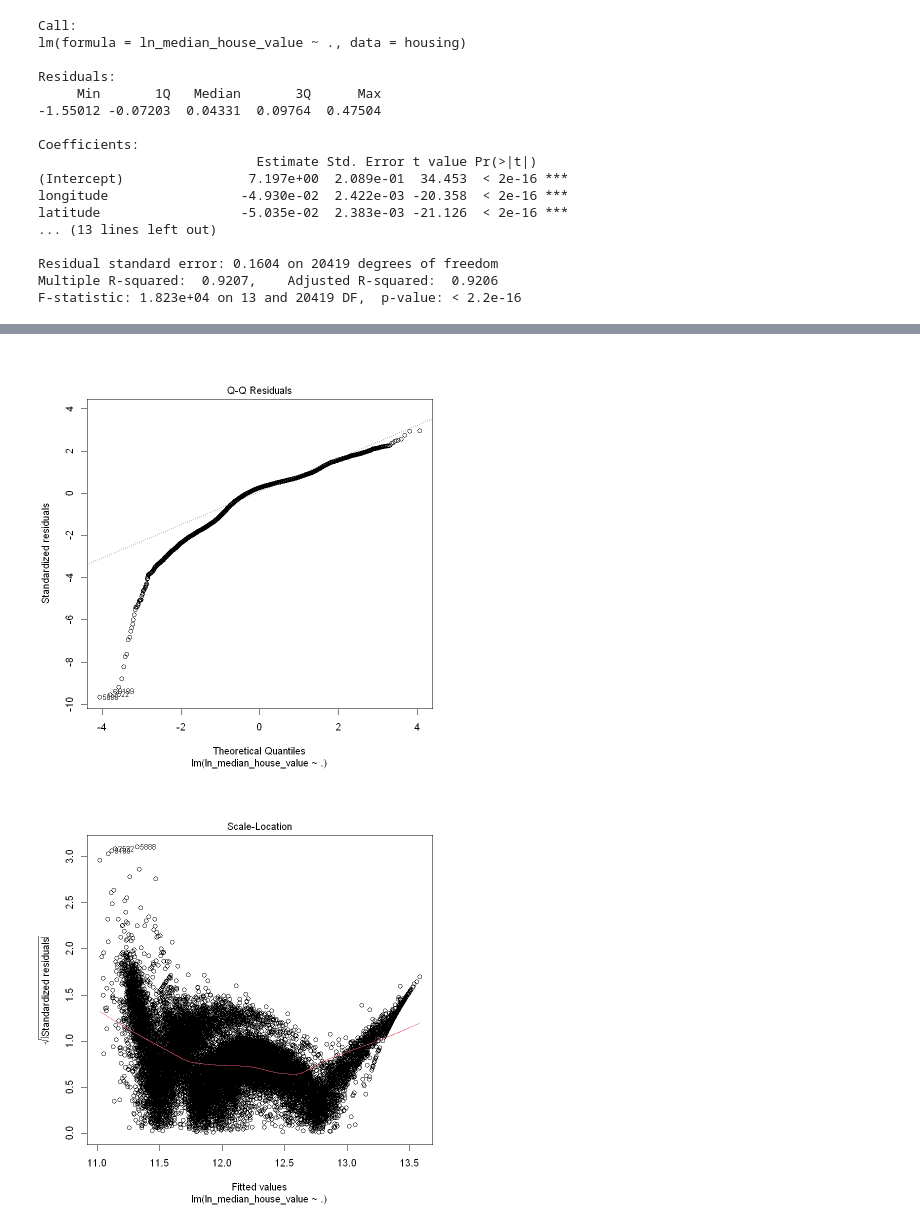
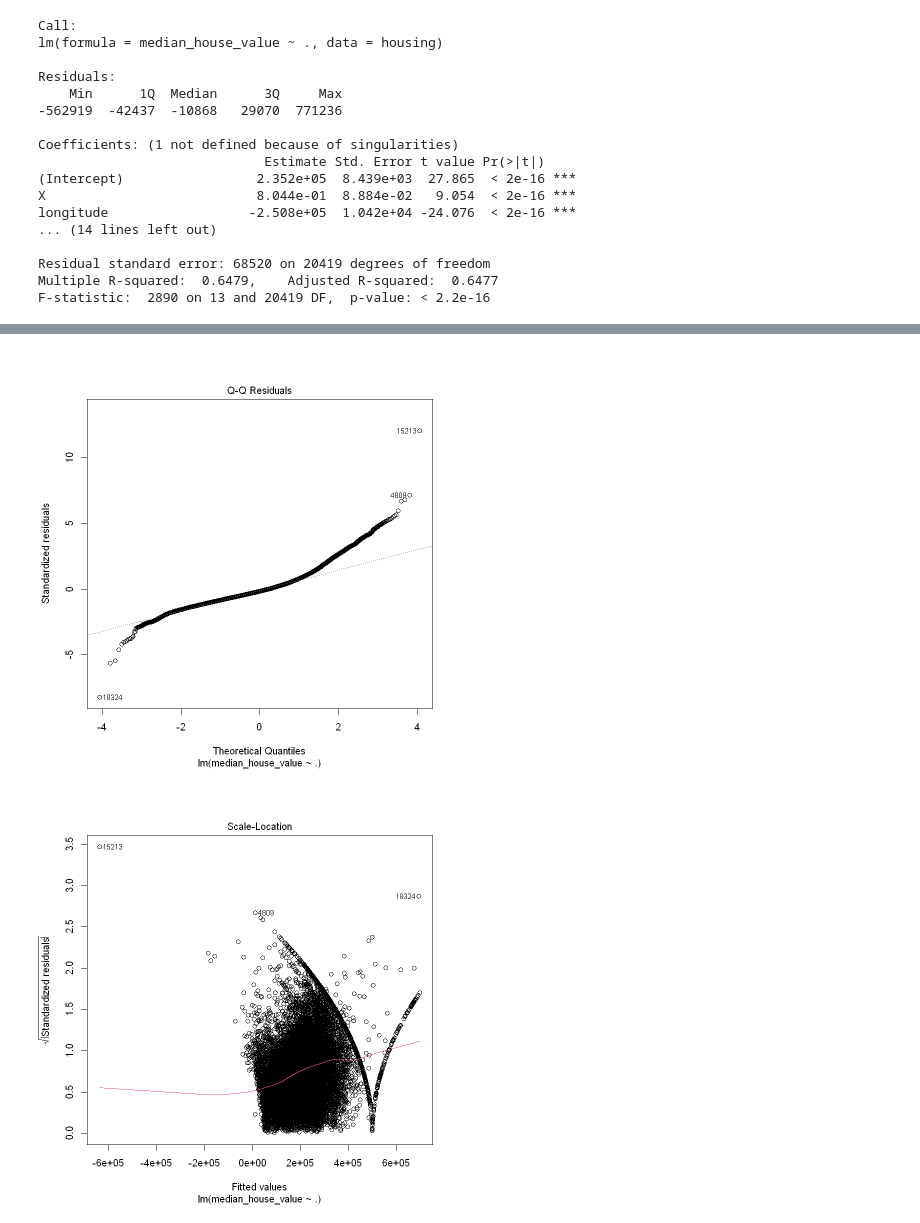
Before and after one commit to zemgabriela/Bayesian, a Jupyter notebook: bayesian_regression.ipynb, the cells around one changed output, grey strips where cells are left out. Saved outputs shown, nothing was run; the diff lists cells and outputs as text; code cells hidden in the pictures.

```diff
--- a/bayesian_regression.ipynb
+++ b/bayesian_regression.ipynb
@@ -38,10 +38,6 @@ The following object is masked from 'package:bayesplot':
 # %%
 # =========== READ DATA ===========
-housing <- read.csv("data/housing.csv")
-
-# convert variables
-housing$ocean_proximity = factor(housing$ocean_proximity)
-levels(housing$ocean_proximity)
+housing <- read.csv("data/housing_light_preprocessing.csv")
 
 # look at the data
 head(housing)
@@ -191,9 +73,0 @@ grid.arrange(plot_income, plot_population, plot_house_value, plot_housing_age, n
-# %%
-# =========== LOG TRANSFORMATION ===========
-housing$ln_median_house_value <- log(housing$median_house_value) #to ensure better numerical accuracy
-
-# Plot histogram with ggplot2
-ggplot(housing, aes(x = ln_median_house_value)) +
-  geom_histogram(fill = "skyblue", color = "black", bins = 30) +
-  labs(title = "Histogram of log(Median Income)", x = "log(Median Income)", y = "Frequency") +
-  theme_minimal()
@@ -238,25 +74,23 @@ ERROR: Error in data[trainIndex, ]: objeto de tipo 'closure' no es subconjunto
 # %%
 # =========== LINEAR REGRESSION ===========
-m1 <- lm(ln_median_house_value ~ ., data = housing)
+m1 <- lm(median_house_value	 ~ ., data = housing)
 summary(m1)
 plot(m1)
-
-# !!!!!! The diagnostic plots show any significant problems with the model fit !!!!!!
 # %% [output]
 Call:
-lm(formula = ln_median_house_value ~ ., data = housing)
+lm(formula = median_house_value ~ ., data = housing)
 
 Residuals:
-     Min       1Q   Median       3Q      Max
--1.55012 -0.07203  0.04331  0.09764  0.47504
+    Min      1Q  Median      3Q     Max
+-562919  -42437  -10868   29070  771236
 
-Coefficients:
-                            Estimate Std. Error t value Pr(>|t|)
-(Intercept)                7.197e+00  2.089e-01  34.453  < 2e-16 ***
-longitude                 -4.930e-02  2.422e-03 -20.358  < 2e-16 ***
-latitude                  -5.035e-02  2.383e-03 -21.126  < 2e-16 ***
-... (13 lines left out)
+Coefficients: (1 not defined because of singularities)
+                             Estimate Std. Error t value Pr(>|t|)
+(Intercept)                 2.352e+05  8.439e+03  27.865  < 2e-16 ***
+X                           8.044e-01  8.884e-02   9.054  < 2e-16 ***
+longitude                  -2.508e+05  1.042e+04 -24.076  < 2e-16 ***
+... (14 lines left out)
 
-Residual standard error: 0.1604 on 20419 degrees of freedom
-Multiple R-squared:  0.9207,    Adjusted R-squared:  0.9206
-F-statistic: 1.823e+04 on 13 and 20419 DF,  p-value: < 2.2e-16
+Residual standard error: 68520 on 20419 degrees of freedom
+Multiple R-squared:  0.6479,    Adjusted R-squared:  0.6477
+F-statistic:  2890 on 13 and 20419 DF,  p-value: < 2.2e-16
@@ -264,2 +98,2 @@ F-statistic: 1.823e+04 on 13 and 20419 DF,  p-value: < 2.2e-16
-[figure, old version]
+[figure, new version]
-[figure, old version]
+[figure, new version]
```
Also changed, not shown: parts of 37 cells of this notebook.
